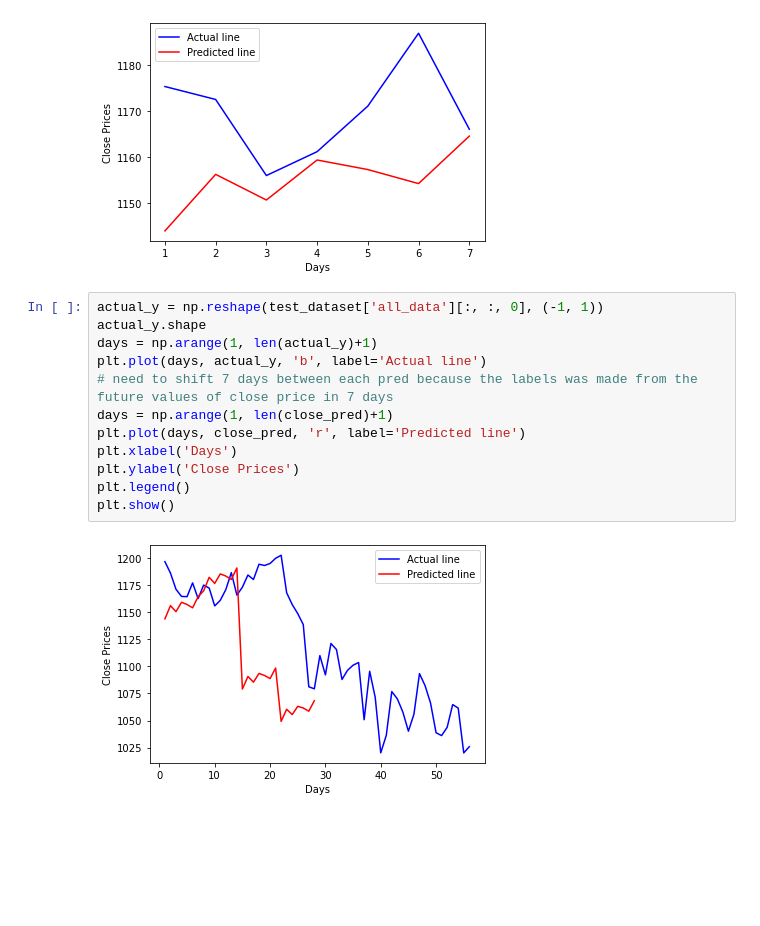
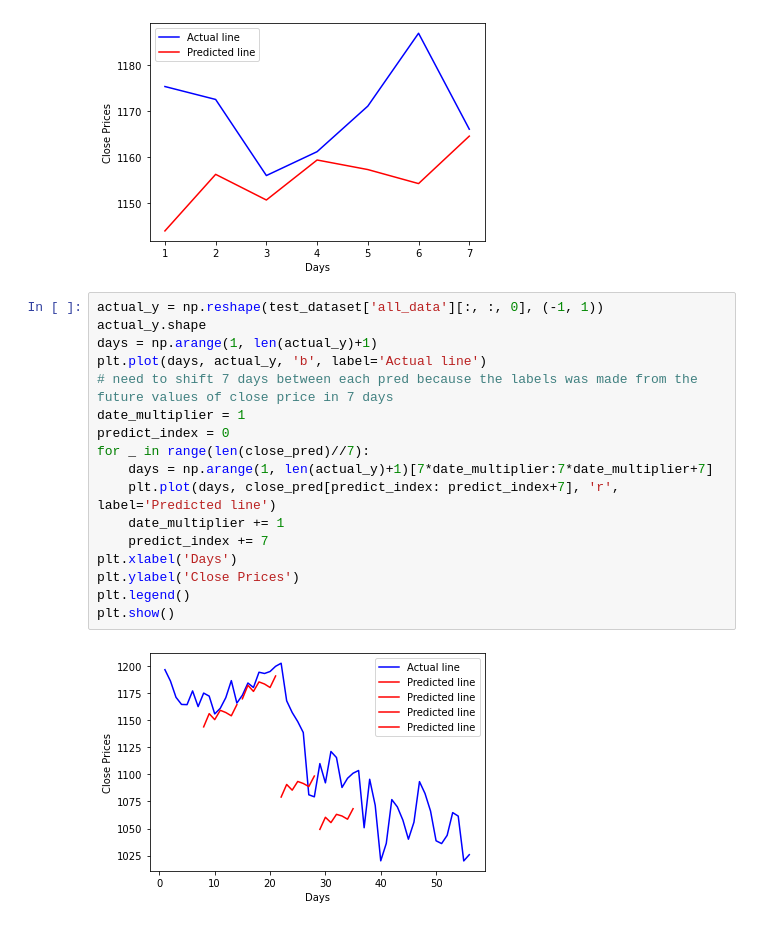
Before and after one commit to ENEmyr/autotrading, a Jupyter notebook: tdnn_model.ipynb, the cells around one changed output. Drawn from its saved outputs; the diff is of its cells as text; blank space fills up the shorter version.

```diff
--- a/tdnn_model.ipynb
+++ b/tdnn_model.ipynb
@@ -177,14 +177,19 @@ plt.show()
 # %%
 actual_y = np.reshape(test_dataset['all_data'][:, :, 0], (-1, 1))
 actual_y.shape
 days = np.arange(1, len(actual_y)+1)
 plt.plot(days, actual_y, 'b', label='Actual line')
 # need to shift 7 days between each pred because the labels was made from the future values of close price in 7 days
-days = np.arange(1, len(close_pred)+1)
-plt.plot(days, close_pred, 'r', label='Predicted line')
+date_multiplier = 1
+predict_index = 0
+for _ in range(len(close_pred)//7):
+    days = np.arange(1, len(actual_y)+1)[7*date_multiplier:7*date_multiplier+7]
+    plt.plot(days, close_pred[predict_index: predict_index+7], 'r', label='Predicted line')
+    date_multiplier += 1
+    predict_index += 7
 plt.xlabel('Days')
 plt.ylabel('Close Prices')
 plt.legend()
 plt.show()
 # %% [output]
-[figure, old version]
+[figure, new version]
```
Also changed, not shown: 8 other files.
